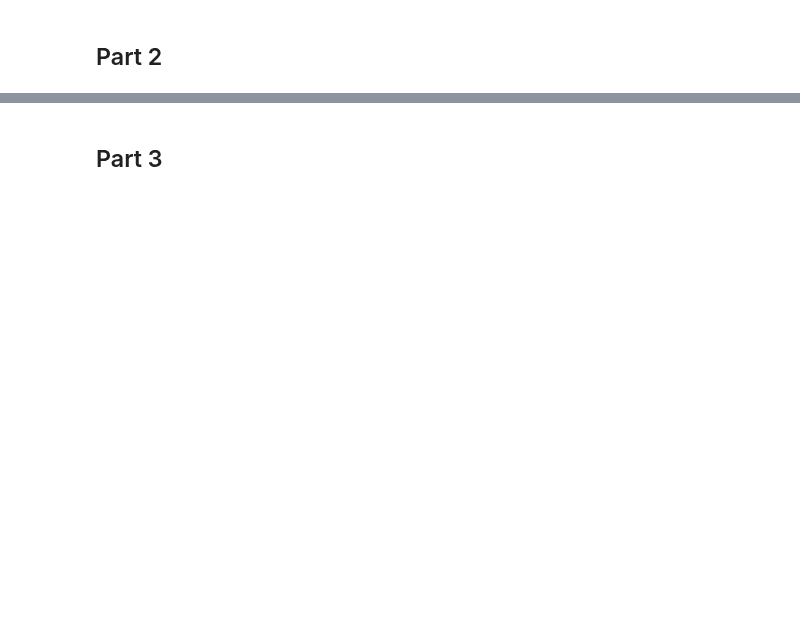
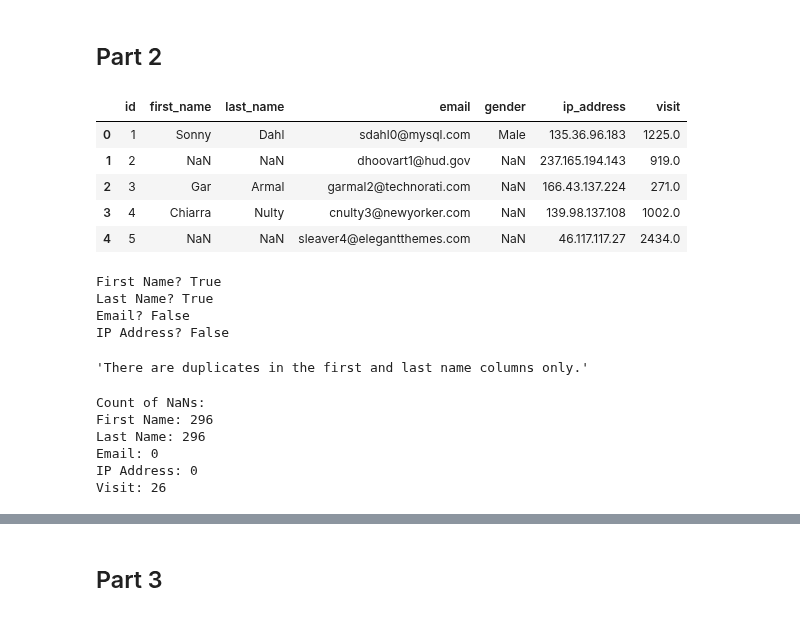
Before and after one commit to joshgreenert/Python-Projects, a Jupyter notebook: Data Preparation/Week5and6/Assignment_Week5_6_JGreenert.ipynb, the cells around one changed output, grey strips where cells are left out. Cells and saved outputs as stored; diff of their text form; code cells hidden in the pictures; blank space fills up the shorter version.

```diff
--- a/Data Preparation/Week5and6/Assignment_Week5_6_JGreenert.ipynb
+++ b/Data Preparation/Week5and6/Assignment_Week5_6_JGreenert.ipynb
@@ -165,3 +165,46 @@ df_countries.head(5)
 ## Part 2
 # %%
 # Data Wrangling with Python: Activity 8, page 233
+import numpy as np
+import matplotlib.pyplot as plt
+
+# Read the visit data file.
+df_visit = pd.read_csv('visit_data.csv')
+
+df_visit.head(5)
+# %% [output]
+|  | id | first_name | last_name | email | gender | ip_address | visit |
+| 0 | 1 | Sonny | Dahl | sdahl0@mysql.com | Male | 135.36.96.183 | 1225.0 |
+| 1 | 2 | NaN | NaN | dhoovart1@hud.gov | NaN | 237.165.194.143 | 919.0 |
+| 2 | 3 | Gar | Armal | garmal2@technorati.com | NaN | 166.43.137.224 | 271.0 |
+| 3 | 4 | Chiarra | Nulty | cnulty3@newyorker.com | NaN | 139.98.137.108 | 1002.0 |
+| 4 | 5 | NaN | NaN | sleaver4@elegantthemes.com | NaN | 46.117.117.27 | 2434.0 |
+# %%
+# Check for duplicates using duplicated method.
+print(f"First Name? {any(df_visit.first_name.duplicated())}")
+print(f"Last Name? {any(df_visit.last_name.duplicated())}")
+print(f"Email? {any(df_visit.email.duplicated())}")
+print(f"IP Address? {any(df_visit.ip_address.duplicated())}")
+
+'''There are duplicates in the first and last name columns only.'''
+# %% [output]
+First Name? True
+Last Name? True
+Email? False
+IP Address? False
+'There are duplicates in the first and last name columns only.'
+# %%
+# Check if any essential columns contain NaNs.
+print("Count of NaNs:")
+print(f"First Name: {df_visit['first_name'].isna().sum()}")
+print(f"Last Name: {df_visit['last_name'].isna().sum()}")
+print(f"Email: {df_visit['email'].isna().sum()}")
+print(f"IP Address: {df_visit['ip_address'].isna().sum()}")
+print(f"Visit: {df_visit['visit'].isna().sum()}")
+# %% [output]
+Count of NaNs:
+First Name: 296
+Last Name: 296
+Email: 0
+IP Address: 0
+Visit: 26
```
Also changed, not shown: parts of 11 cells of this notebook, 2 other files.
